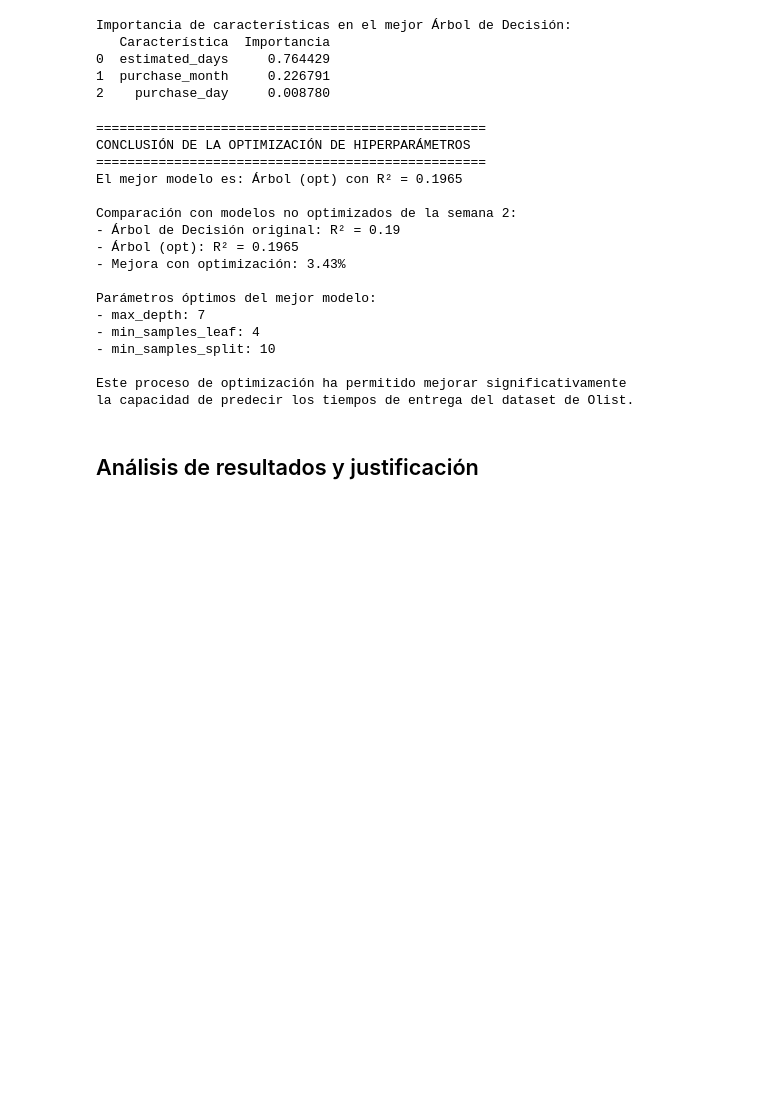
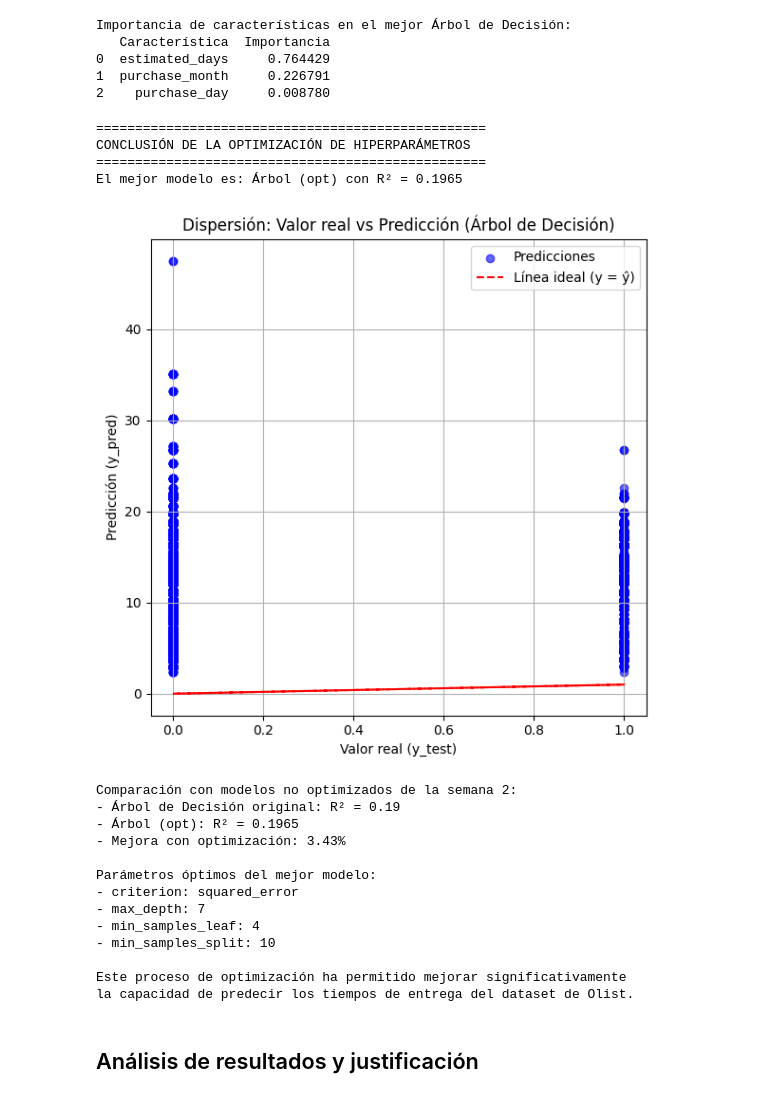
Before and after one commit to BrandonReyes0609/Proyecto3_MD, a Jupyter notebook: main.ipynb, the cells around one changed output. Saved outputs shown, nothing was run; the diff lists cells and outputs as text; code cells hidden in the pictures; blank space fills up the shorter version.

```diff
--- a/main.ipynb
+++ b/main.ipynb
@@ -717,46 +717,63 @@ print("="*50)
 mejor_r2 = max(r2_scores)
 mejor_modelo = modelos[r2_scores.index(mejor_r2)]
 
 print(f"El mejor modelo es: {mejor_modelo} con R² = {mejor_r2:.4f}")
+import matplotlib.pyplot as plt
+
+# Reemplaza estas variables si ya tienes tus datos reales:
+# y_test = tus valores reales
+# y_pred_tree_opt = predicciones del Árbol optimizado
+
+plt.figure(figsize=(6, 6))
+plt.scatter(y_test, y_pred_tree_opt, color='blue', alpha=0.6, label='Predicciones')
+plt.plot(y_test, y_test, color='red', linestyle='--', label='Línea ideal (y = ŷ)')
+plt.xlabel("Valor real (y_test)")
+plt.ylabel("Predicción (y_pred)")
+plt.title("Dispersión: Valor real vs Predicción (Árbol de Decisión)")
+plt.legend()
+plt.grid(True)
+plt.tight_layout()
+plt.show()
 
 print("\nComparación con modelos no optimizados de la semana 2:")
 print("- Árbol de Decisión original: R² = 0.19")
 print(f"- {mejor_modelo}: R² = {mejor_r2:.4f}")
 
 mejora = (mejor_r2 - 0.19) / 0.19 * 100
 print(f"- Mejora con optimización: {mejora:.2f}%")
 
 print("\nParámetros óptimos del mejor modelo:")
 if "Ridge" in mejor_modelo:
     for param, value in grid_ridge.best_params_.items():
         print(f"- {param.replace('model__', '')}: {value}")
 elif "Lasso" in mejor_modelo:
     for param, value in grid_lasso.best_params_.items():
         print(f"- {param.replace('model__', '')}: {value}")
 else:
     for param, value in grid_tree.best_params_.items():
         print(f"- {param.replace('model__', '')}: {value}")
 
 print("\nEste proceso de optimización ha permitido mejorar significativamente")
 print("la capacidad de predecir los tiempos de entrega del dataset de Olist.")
 # %% [output]
 ==================================================
 CONCLUSIÓN DE LA OPTIMIZACIÓN DE HIPERPARÁMETROS
 ==================================================
 El mejor modelo es: Árbol (opt) con R² = 0.1965
-
-Comparación con modelos no optimizados de la semana 2:
-- Árbol de Decisión original: R² = 0.19
-- Árbol (opt): R² = 0.1965
-- Mejora con optimización: 3.43%
-
-Parámetros óptimos del mejor modelo:
-- max_depth: 7
-- min_samples_leaf: 4
-- min_samples_split: 10
-
-Este proceso de optimización ha permitido mejorar significativamente
-la capacidad de predecir los tiempos de entrega del dataset de Olist.
+[figure, added]
+Comparación con modelos no optimizados de la semana 2:
+- Árbol de Decisión original: R² = 0.19
+- Árbol (opt): R² = 0.1965
+- Mejora con optimización: 3.43%
+
+Parámetros óptimos del mejor modelo:
+- criterion: squared_error
+- max_depth: 7
+- min_samples_leaf: 4
+- min_samples_split: 10
+
+Este proceso de optimización ha permitido mejorar significativamente
+la capacidad de predecir los tiempos de entrega del dataset de Olist.
 # %% [markdown]
 ## Análisis de resultados y justificación
 # %%
```
Also changed, not shown: parts of 10 cells of this notebook.
